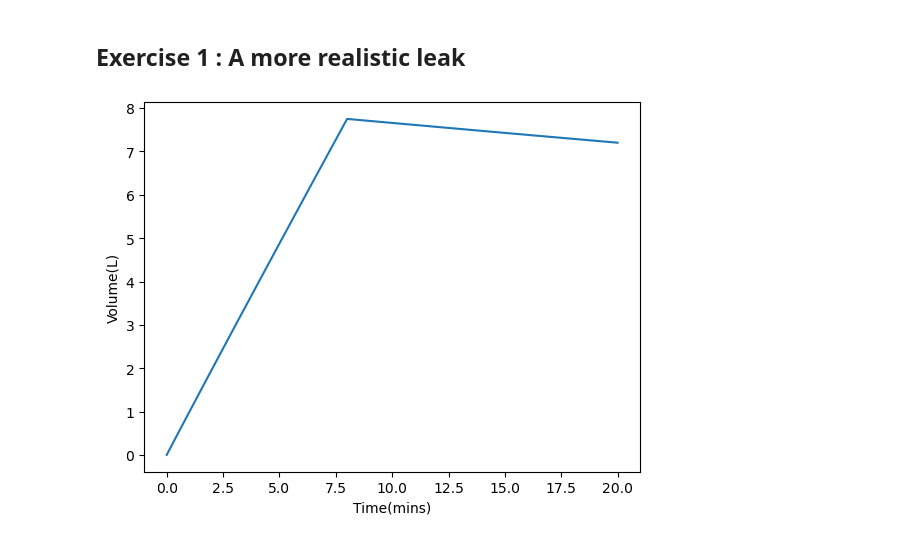
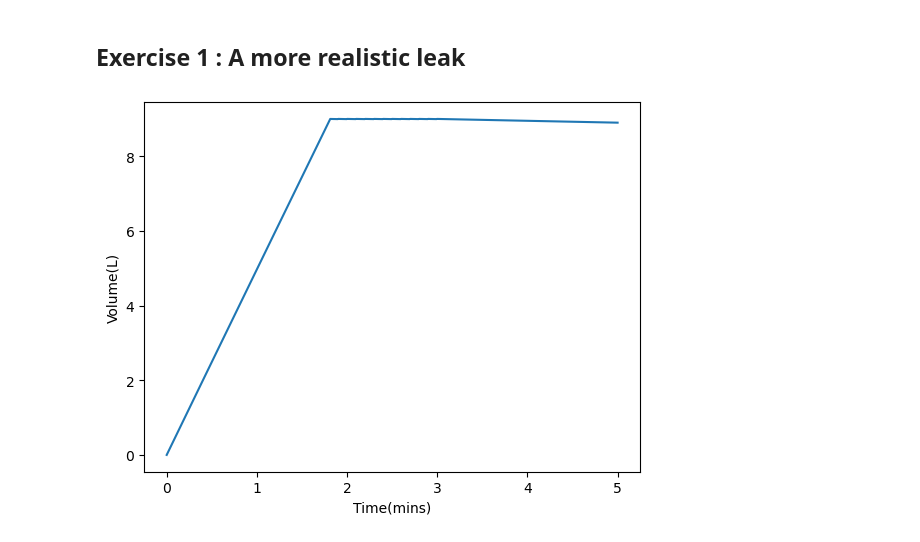
Before and after one commit to SPS-SP2273/learning-portfolio-enxinnn, a Jupyter notebook: numerical solutions/numerical_solutions_(need).ipynb, the cells around one changed output. Drawn from its saved outputs; the diff is of its cells as text; code cells hidden in the pictures.

```diff
--- a/numerical solutions/numerical_solutions_(need).ipynb
+++ b/numerical solutions/numerical_solutions_(need).ipynb
@@ -268,34 +268,34 @@ def leak_rate(volume):
     height = volume / (700*10E-4)
     speed = np.sqrt(2*9.8*height)
     area = 1E-4
     leak_rate = area*speed
     return leak_rate
 
-tap_off_time = 8
-max_time = 20
+tap_off_time = 3
+max_time = 5
 dt = .001
-rate = 1
+rate = 5
 bucket_capacity = 9
 all_volume, all_time = [], []
 volume = 0
 time = 0
 
 while time <= max_time:
     all_time.append(time)
     all_volume.append(volume)
     dV = rate * dt
 
     leak_volume = leak_rate(volume)*1000 * dt
     volume -= leak_volume
 
     if (volume <= bucket_capacity) and (time < tap_off_time):
         volume += dV
 
     time += dt
 
 plt.plot(all_time, all_volume)
 plt.xlabel('Time(mins)')
 plt.ylabel('Volume(L)')
 plt.show()
 # %% [output]
-[figure, old version]
+[figure, new version]
```
Also changed, not shown: parts of 2 cells of this notebook, 4 other files.
